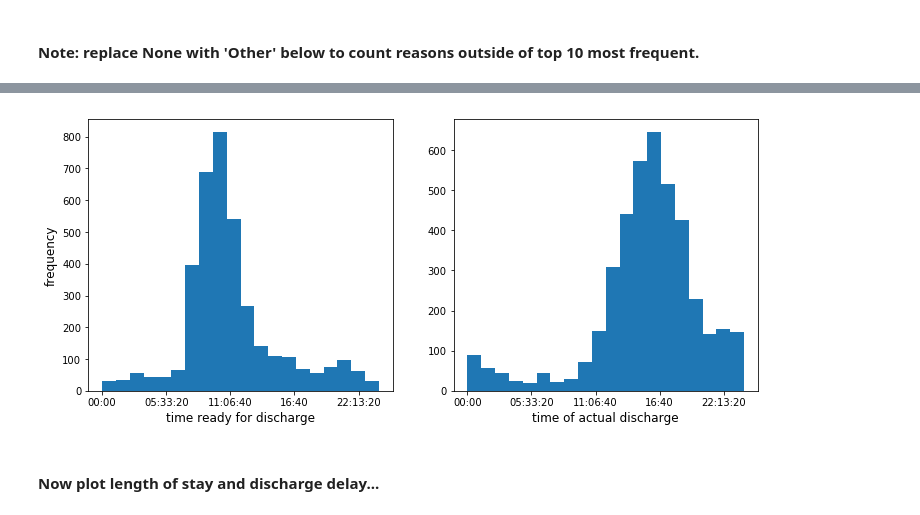
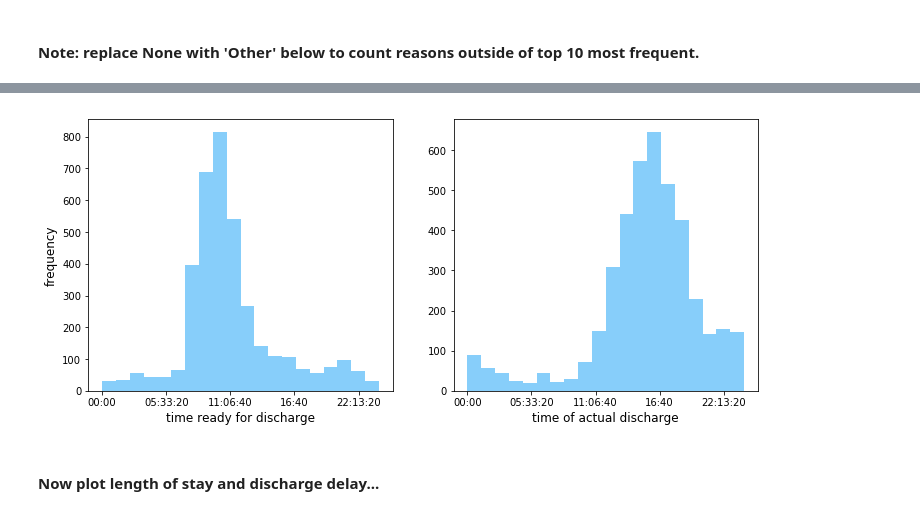
Before and after one commit to UHBristolDataScience/ICNARC-to-Philips-Linkage, a Jupyter notebook: Merging data.ipynb, the cells around one changed output, grey strips where cells are left out. Cells and saved outputs as stored; diff of their text form; code cells hidden in the pictures.

```diff
--- a/Merging data.ipynb
+++ b/Merging data.ipynb
@@ -255,17 +260,17 @@ delay = delay['Datetime of discharge from your unit'] - delay['Datetime when ful
 # %%
 plt.figure(figsize=(12,5))
 plt.subplot(1,2,1)
-p1 = plt.hist(rfd.apply(lambda x: x.time()).values, bins=20)
+p1 = plt.hist(rfd.apply(lambda x: x.time()).values, bins=20, color='lightskyblue')
 plt.xlabel("time ready for discharge", fontsize=12)
 plt.ylabel("frequency", fontsize=12)
 
 plt.subplot(1,2,2)
-p2 = plt.hist(ddt.apply(lambda x: x.time()).values, bins=20)
+p2 = plt.hist(ddt.apply(lambda x: x.time()).values, bins=20, color='lightskyblue')
 plt.xlabel("time of actual discharge", fontsize=12);
 
 plt.savefig('discharge_time_histograms.png')
 # %% [output]
-[figure, old version]
+[figure, new version]
 # %% [markdown]
 #### Now plot length of stay and discharge delay...
 # %%
```
Also changed, not shown: parts of 8 cells of this notebook.
